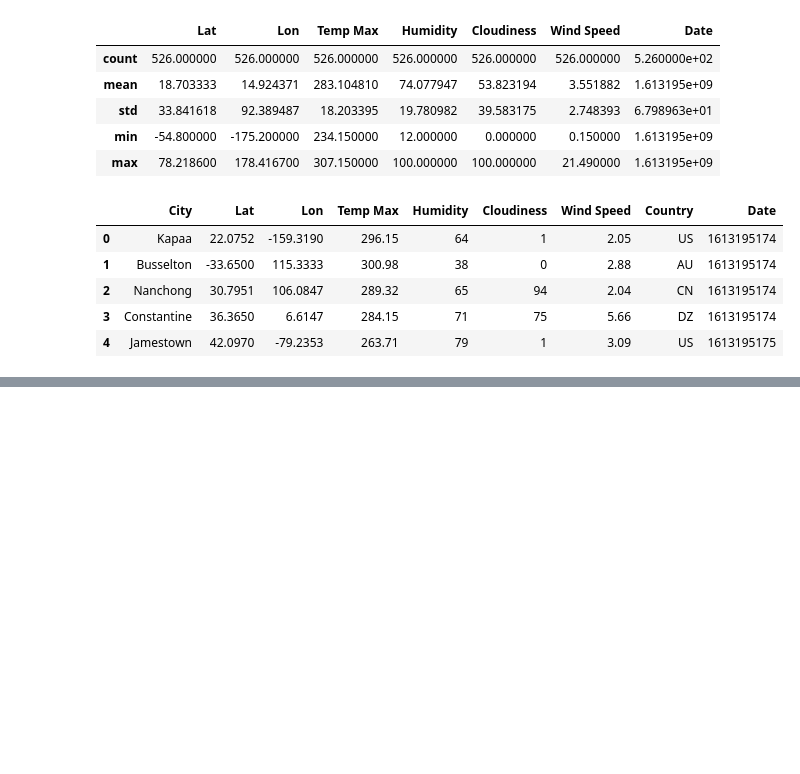
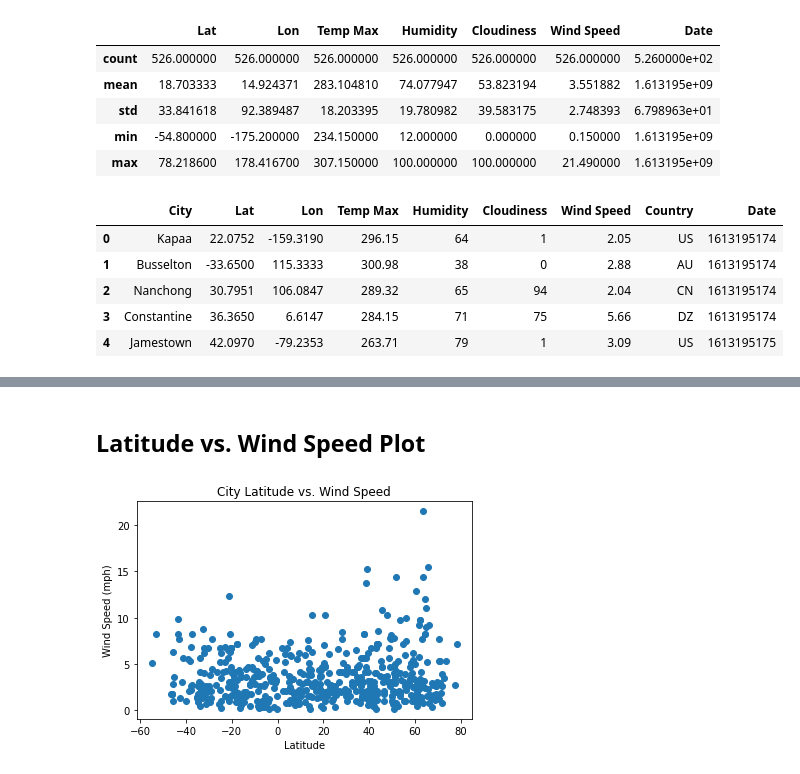
Before and after one commit to danieltp92/python-api-challenge, a Jupyter notebook: WeatherPy/WeatherPy.ipynb, the cells around one changed output, grey strips where cells are left out. Cells and saved outputs as stored; diff of their text form; code cells hidden in the pictures; blank space fills up the shorter version.

```diff
--- a/WeatherPy/WeatherPy.ipynb
+++ b/WeatherPy/WeatherPy.ipynb
@@ -208,0 +241,10 @@ new_city_df.head()
+# %% [markdown]
+## Latitude vs. Wind Speed Plot
+# %%
+plt.scatter(new_city_df.iloc[:,1], new_city_df.iloc[:,6])
+plt.title('City Latitude vs. Wind Speed')
+plt.xlabel('Latitude')
+plt.ylabel('Wind Speed (mph)')
+plt.show()
+# %% [output]
+[figure, added]
```
Also changed, not shown: parts of 7 cells of this notebook.
